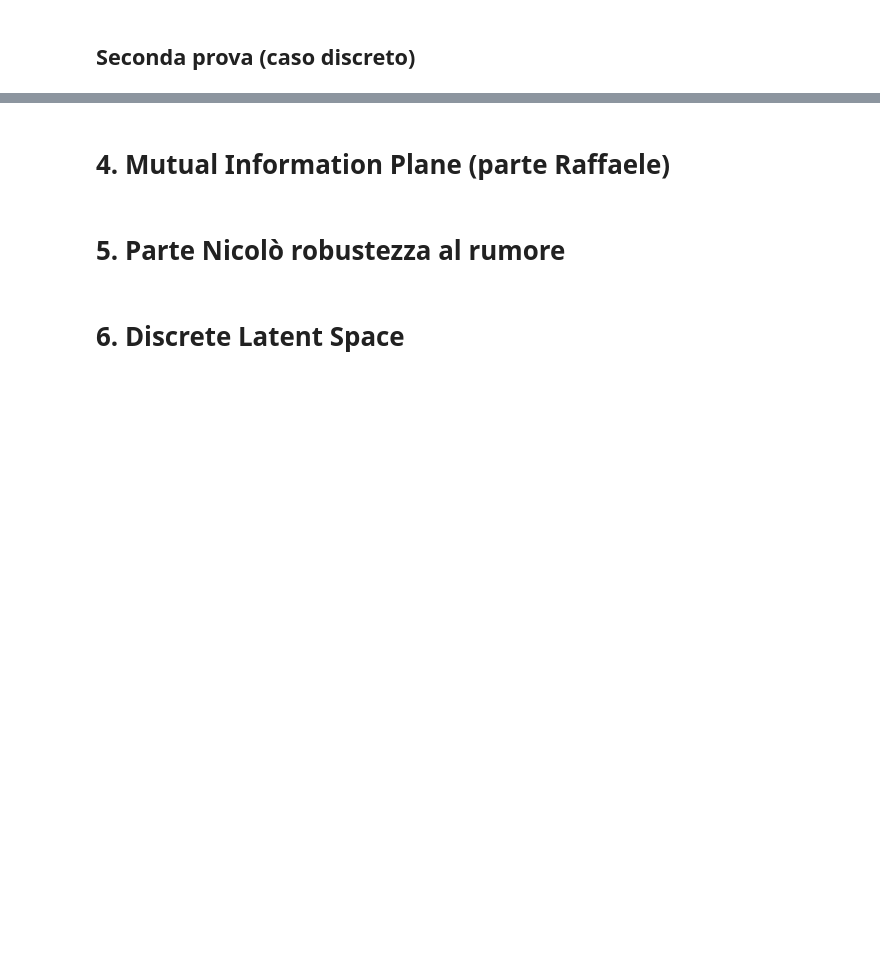
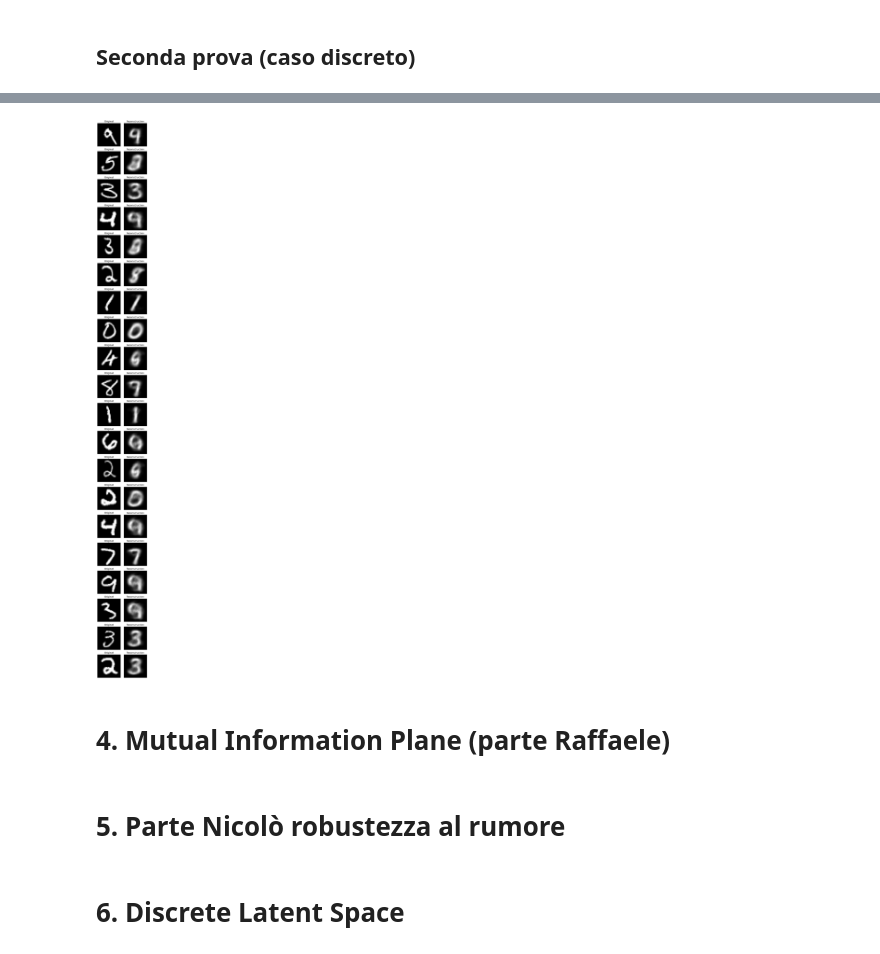
Before and after one commit to FrancescoLR02/InformationTheoryProject, a Jupyter notebook: Restyle.ipynb, the cells around one changed output, grey strips where cells are left out. Cells and saved outputs as stored; diff of their text form; code cells hidden in the pictures; blank space fills up the shorter version.

```diff
--- a/Restyle.ipynb
+++ b/Restyle.ipynb
@@ -562,5 +787,7 @@ PlotInfoPlane(prova2['mi_history'], start_epoch=0, end_epoch=-1, Step=1, suptitl
 # %%
-ShowSomeImages(a['model'], ds_manager.testDataset, device, howmany=20)
+ShowSomeImages(prova2['model'], ds_manager.testDataset, device, howmany=20)
+# %% [output]
+[figure, added]
 # %% [markdown]
 # 4. Mutual Information Plane (parte Raffaele)
 # %% [markdown]
```
Also changed, not shown: parts of 25 cells of this notebook, 1 other file.
